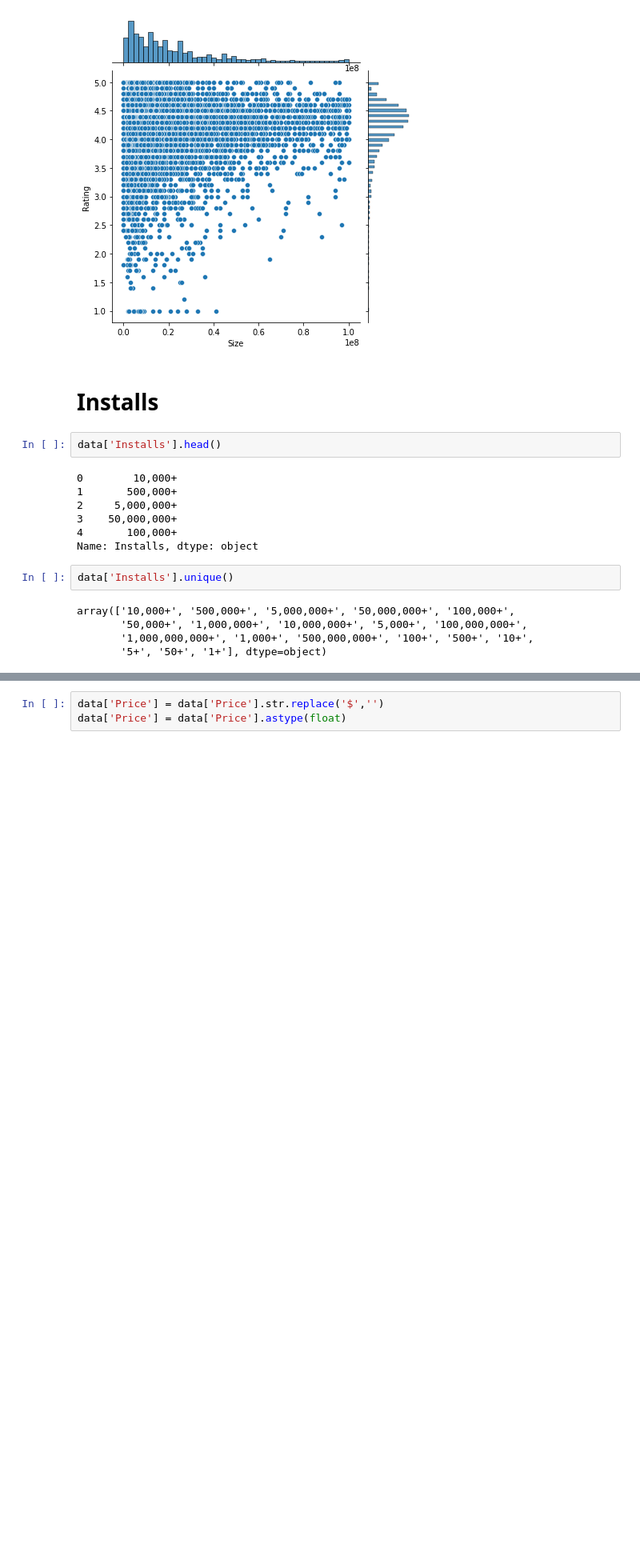
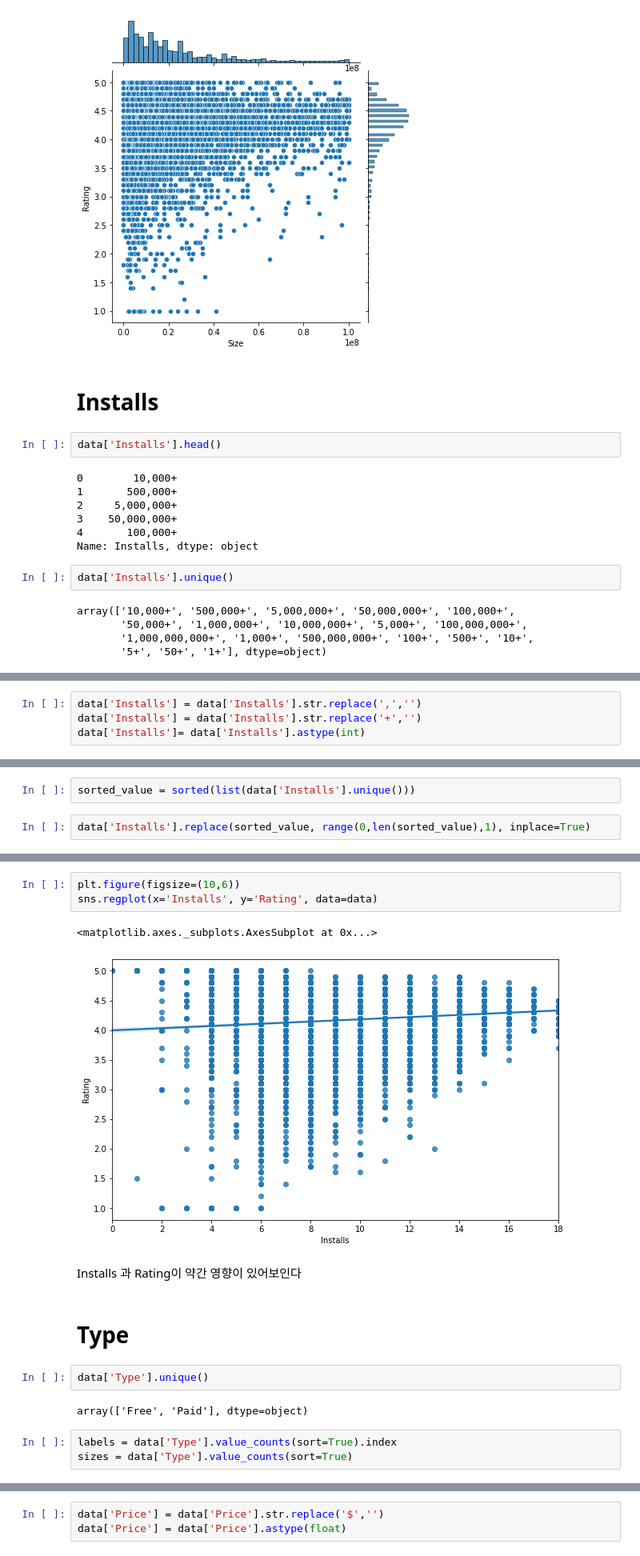
Before and after one commit to choijy1705/Dataanalyze, a Jupyter notebook: Google Playstore 분석.ipynb, the cells around one changed output, grey strips where cells are left out. Shown at 80% size. Cells and saved outputs as stored; diff of their text form; blank space fills up the shorter version.

```diff
--- a/Google Playstore 분석.ipynb
+++ b/Google Playstore 분석.ipynb
@@ -297,0 +295,4 @@ $표시를 없앤후 float형 데이터로 변환
+# %%
+data['Installs'] = data['Installs'].str.replace(',','')
+data['Installs'] = data['Installs'].str.replace('+','')
+data['Installs']= data['Installs'].astype(int)
@@ -297,0 +306,4 @@ $표시를 없앤후 float형 데이터로 변환
+# %%
+sorted_value = sorted(list(data['Installs'].unique()))
+# %%
+data['Installs'].replace(sorted_value, range(0,len(sorted_value),1), inplace=True)
@@ -297,0 +319,17 @@ $표시를 없앤후 float형 데이터로 변환
+# %%
+plt.figure(figsize=(10,6))
+sns.regplot(x='Installs', y='Rating', data=data)
+# %% [output]
+<matplotlib.axes._subplots.AxesSubplot at 0x...>
+[figure, added]
+# %% [markdown]
+Installs 과 Rating이 약간 영향이 있어보인다
+# %% [markdown]
+# Type
+# %%
+data['Type'].unique()
+# %% [output]
+array(['Free', 'Paid'], dtype=object)
+# %%
+labels = data['Type'].value_counts(sort=True).index
+sizes = data['Type'].value_counts(sort=True)
```
Also changed, not shown: parts of 40 cells of this notebook, 10 other files.
